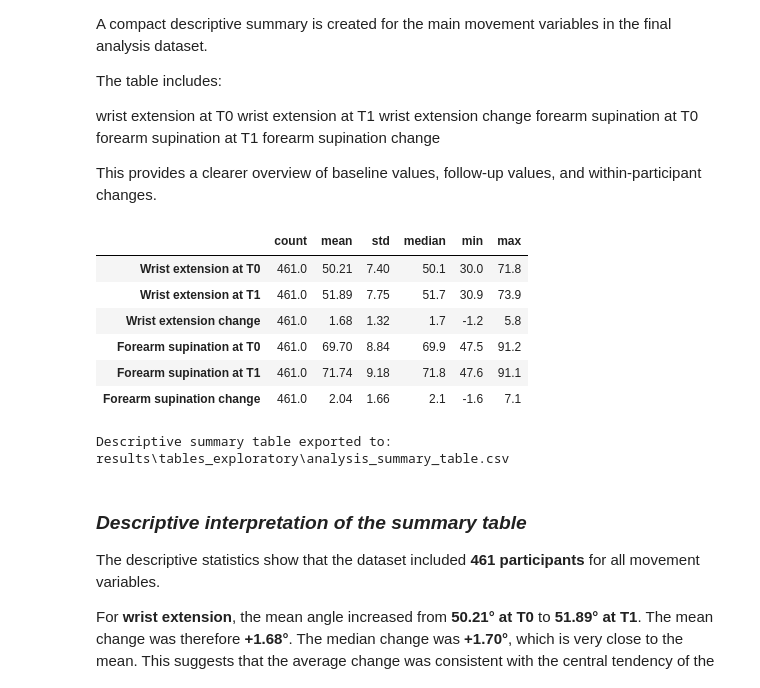
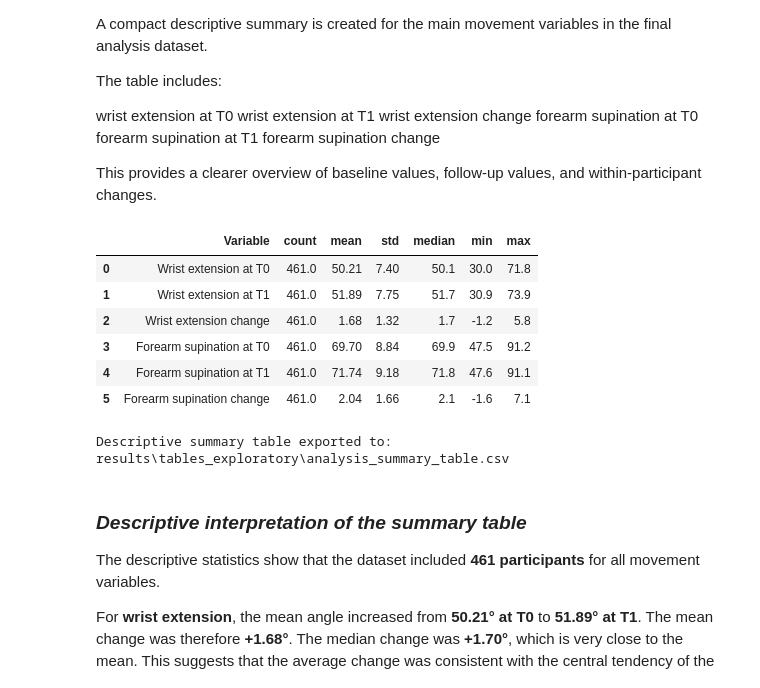
Before and after one commit to jahinnaduplaix/movement-analysis-project, a Jupyter notebook: main.ipynb, the cells around one changed output. Saved outputs shown, nothing was run; the diff lists cells and outputs as text; code cells hidden in the pictures.

```diff
--- a/main.ipynb
+++ b/main.ipynb
@@ -909,42 +909,48 @@ summary_table = analysis_df[
         "forearm_supination_deg_T0",
         "forearm_supination_deg_T1",
         "delta_forearm_supination_deg"
     ]
 ].agg(["count", "mean", "std", "median", "min", "max"]).T
 
 # Rename the rows to make the table easier to read
 summary_table.index = [
     "Wrist extension at T0",
     "Wrist extension at T1",
     "Wrist extension change",
     "Forearm supination at T0",
     "Forearm supination at T1",
     "Forearm supination change"
 ]
 
 # Round the values for a cleaner display
 summary_table = summary_table.round(2)
 
+# Convert the row index into a regular column
+summary_table = summary_table.reset_index()
+
+# Rename the new column as Variable
+summary_table = summary_table.rename(columns={"index": "Variable"})
+
 # Define the output file
 summary_table_file = tables_dir / "analysis_summary_table.csv"
 
-# Export the table
-summary_table.to_csv(summary_table_file)
+# Export the table without the pandas index
+summary_table.to_csv(summary_table_file, index=False)
 
 # Display the table in the notebook
 display(summary_table)
 
 # Print the export location
 print("Descriptive summary table exported to:")
 print(summary_table_file)
 # %% [output]
-|  | count | mean | std | median | min | max |
-| Wrist extension at T0 | 461.0 | 50.21 | 7.40 | 50.1 | 30.0 | 71.8 |
-| Wrist extension at T1 | 461.0 | 51.89 | 7.75 | 51.7 | 30.9 | 73.9 |
-| Wrist extension change | 461.0 | 1.68 | 1.32 | 1.7 | -1.2 | 5.8 |
-| Forearm supination at T0 | 461.0 | 69.70 | 8.84 | 69.9 | 47.5 | 91.2 |
-| Forearm supination at T1 | 461.0 | 71.74 | 9.18 | 71.8 | 47.6 | 91.1 |
-| Forearm supination change | 461.0 | 2.04 | 1.66 | 2.1 | -1.6 | 7.1 |
+|  | Variable | count | mean | std | median | min | max |
+| 0 | Wrist extension at T0 | 461.0 | 50.21 | 7.40 | 50.1 | 30.0 | 71.8 |
+| 1 | Wrist extension at T1 | 461.0 | 51.89 | 7.75 | 51.7 | 30.9 | 73.9 |
+| 2 | Wrist extension change | 461.0 | 1.68 | 1.32 | 1.7 | -1.2 | 5.8 |
+| 3 | Forearm supination at T0 | 461.0 | 69.70 | 8.84 | 69.9 | 47.5 | 91.2 |
+| 4 | Forearm supination at T1 | 461.0 | 71.74 | 9.18 | 71.8 | 47.6 | 91.1 |
+| 5 | Forearm supination change | 461.0 | 2.04 | 1.66 | 2.1 | -1.6 | 7.1 |
 Descriptive summary table exported to:
 results\tables_exploratory\analysis_summary_table.csv
 # %% [markdown]
```
Also changed, not shown: 8 other files.
